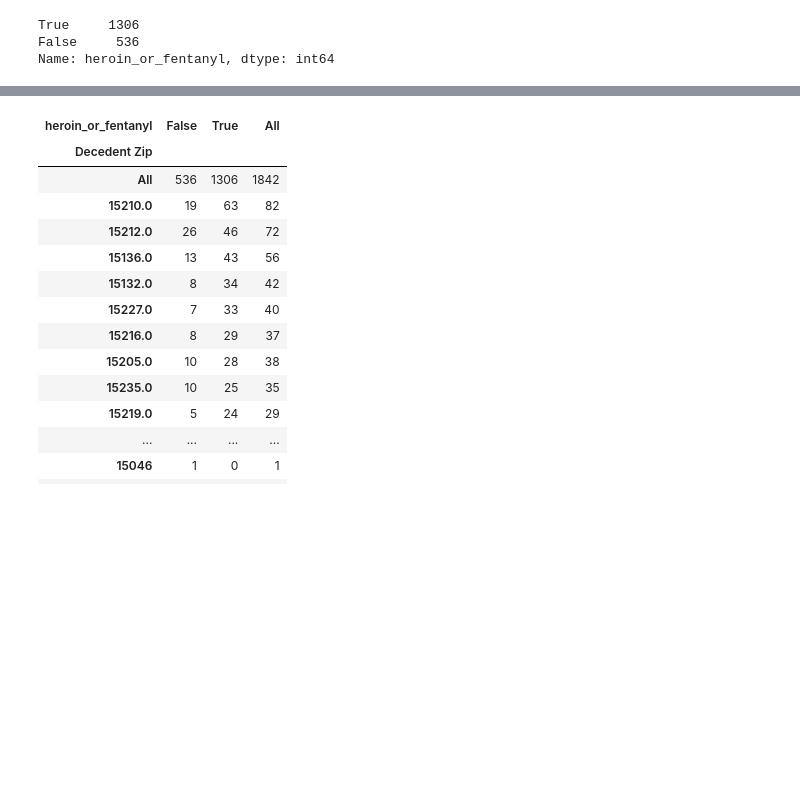
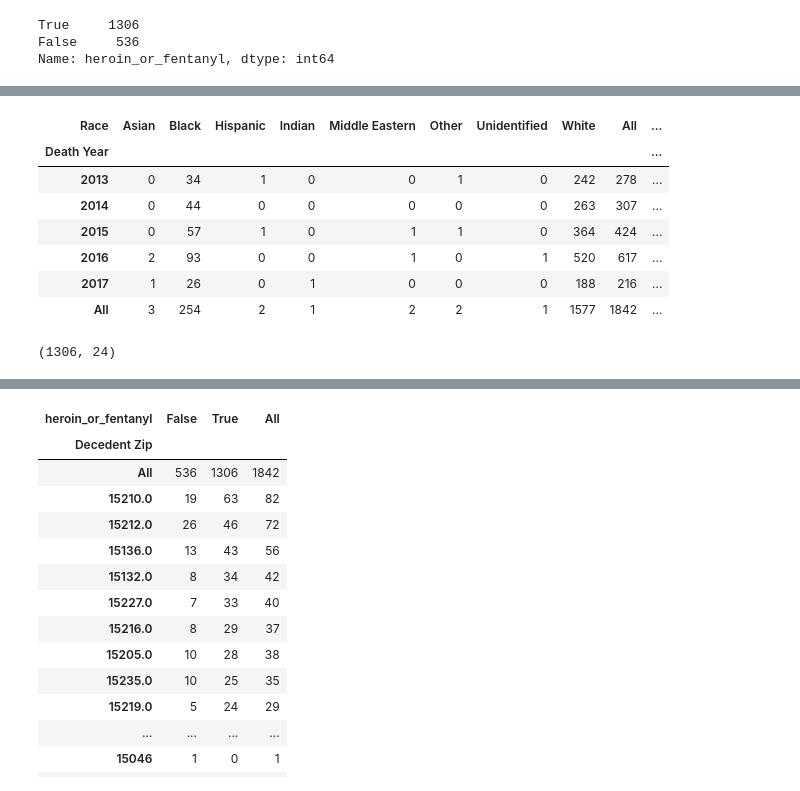
Before and after one commit to spcotter/allegheny-county-overdoses, a Jupyter notebook: Allegheny County Overdoses 2013-2017.ipynb, the cells around one changed output, grey strips where cells are left out. Saved outputs shown, nothing was run; the diff lists cells and outputs as text; code cells hidden in the pictures; blank space fills up the shorter version.

```diff
--- a/Allegheny County Overdoses 2013-2017.ipynb
+++ b/Allegheny County Overdoses 2013-2017.ipynb
@@ -149,0 +197,19 @@ incident_zip_x_od.sort_values(True, ascending=False)
+# %%
+death_year_x_race = pandas.crosstab(data['Death Year'], data['Race'], margins=True)
+death_year_x_race['Percent White'] = death_year_x_race['White'] / death_year_x_race['All']
+death_year_x_race['Percent Black'] = death_year_x_race['Black'] / death_year_x_race['All']
+death_year_x_race
+# %% [output]
+| Race | Asian | Black | Hispanic | Indian | Middle Eastern | Other | Unidentified | White | All | ... |
+| Death Year |  |  |  |  |  |  |  |  |  | ... |
+| 2013 | 0 | 34 | 1 | 0 | 0 | 1 | 0 | 242 | 278 | ... |
+| 2014 | 0 | 44 | 0 | 0 | 0 | 0 | 0 | 263 | 307 | ... |
+| 2015 | 0 | 57 | 1 | 0 | 1 | 1 | 0 | 364 | 424 | ... |
+| 2016 | 2 | 93 | 0 | 0 | 1 | 0 | 1 | 520 | 617 | ... |
+| 2017 | 1 | 26 | 0 | 1 | 0 | 0 | 0 | 188 | 216 | ... |
+| All | 3 | 254 | 2 | 1 | 2 | 2 | 1 | 1577 | 1842 | ... |
+# %%
+data_hf = data[data['heroin_or_fentanyl']]
+data_hf.shape
+# %% [output]
+(1306, 24)
```
Also changed, not shown: parts of 12 cells of this notebook, 1 other file.
